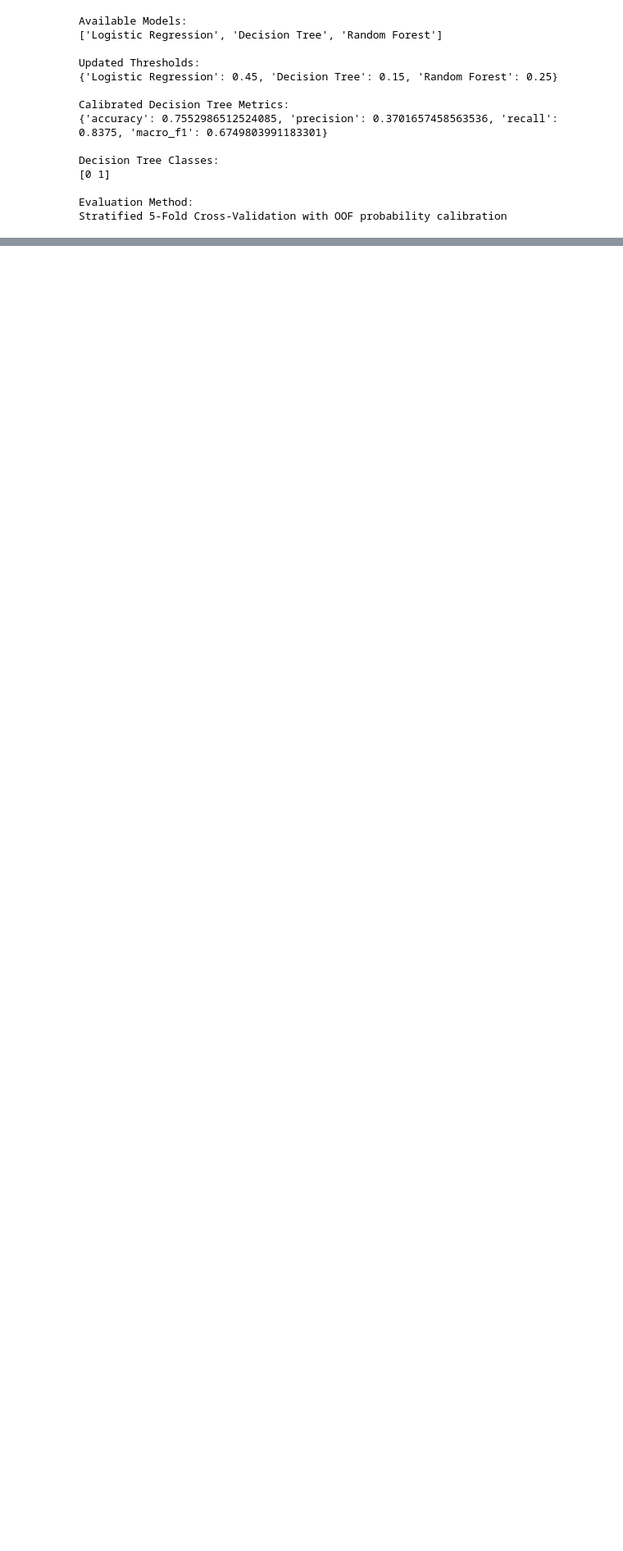
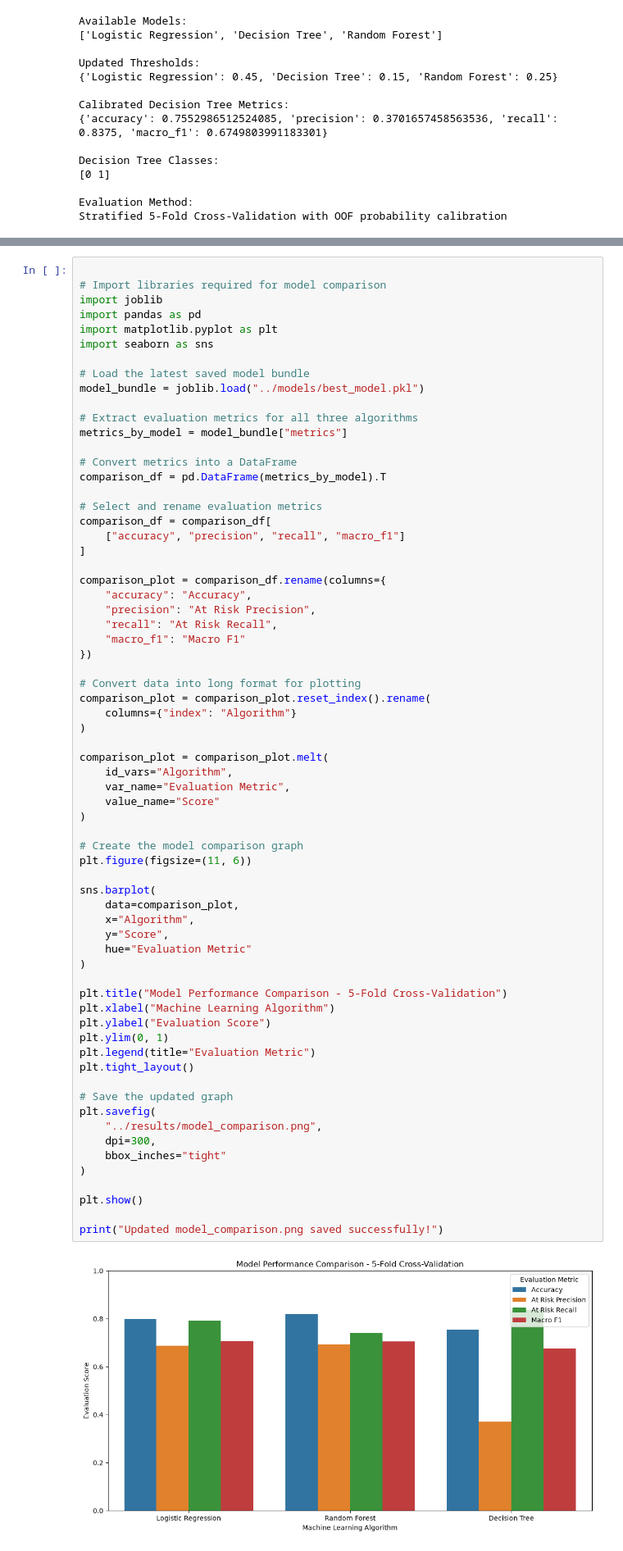
Before and after one commit to SachinKrSingh-138/Academic_Project, a Jupyter notebook: notebooks/analysis.ipynb, the cells around one changed output, grey strips where cells are left out. Shown at 82% size. Drawn from its saved outputs; the diff is of its cells as text; blank space fills up the shorter version.

```diff
--- a/notebooks/analysis.ipynb
+++ b/notebooks/analysis.ipynb
@@ -2908,0 +3134,69 @@ Stratified 5-Fold Cross-Validation with OOF probability calibration
+# %%
+
+# Import libraries required for model comparison
+import joblib
+import pandas as pd
+import matplotlib.pyplot as plt
+import seaborn as sns
+
+# Load the latest saved model bundle
+model_bundle = joblib.load("../models/best_model.pkl")
+
+# Extract evaluation metrics for all three algorithms
+metrics_by_model = model_bundle["metrics"]
+
+# Convert metrics into a DataFrame
+comparison_df = pd.DataFrame(metrics_by_model).T
+
+# Select and rename evaluation metrics
+comparison_df = comparison_df[
+    ["accuracy", "precision", "recall", "macro_f1"]
+]
+
+comparison_plot = comparison_df.rename(columns={
+    "accuracy": "Accuracy",
+    "precision": "At Risk Precision",
+    "recall": "At Risk Recall",
+    "macro_f1": "Macro F1"
+})
+
+# Convert data into long format for plotting
+comparison_plot = comparison_plot.reset_index().rename(
+    columns={"index": "Algorithm"}
+)
+
+comparison_plot = comparison_plot.melt(
+    id_vars="Algorithm",
+    var_name="Evaluation Metric",
+    value_name="Score"
+)
+
+# Create the model comparison graph
+plt.figure(figsize=(11, 6))
+
+sns.barplot(
+    data=comparison_plot,
+    x="Algorithm",
+    y="Score",
+    hue="Evaluation Metric"
+)
+
+plt.title("Model Performance Comparison - 5-Fold Cross-Validation")
+plt.xlabel("Machine Learning Algorithm")
+plt.ylabel("Evaluation Score")
+plt.ylim(0, 1)
+plt.legend(title="Evaluation Metric")
+plt.tight_layout()
+
+# Save the updated graph
+plt.savefig(
+    "../results/model_comparison.png",
+    dpi=300,
+    bbox_inches="tight"
+)
+
+plt.show()
+
+print("Updated model_comparison.png saved successfully!")
+# %% [output]
+[figure, added]
```
Also changed, not shown: parts of 9 cells of this notebook, 7 other files.
